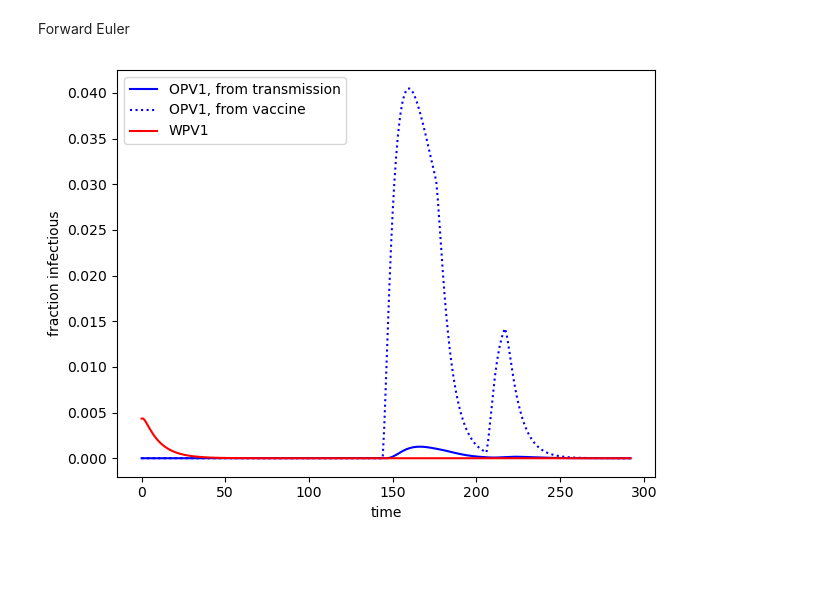
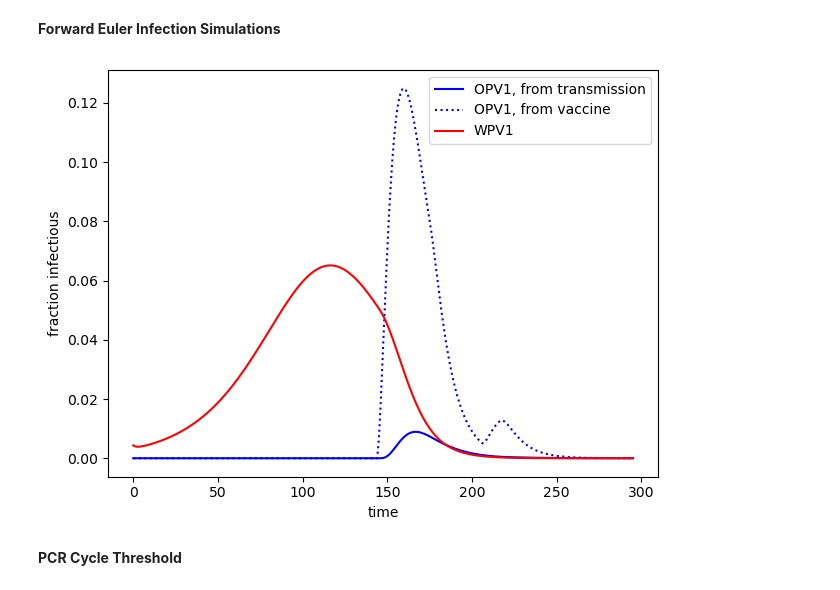
Before and after one commit to tela1231/Infectious-Diseases-Project, a Jupyter notebook: compartmental_simulations.ipynb, the cells around one changed output. Drawn from its saved outputs; the diff is of its cells as text; code cells hidden in the pictures; blank space fills up the shorter version.

Commit message:
fig 3 plots

```diff
--- a/compartmental_simulations.ipynb
+++ b/compartmental_simulations.ipynb
@@ -1,5 +1,5 @@
 # %% [markdown]
-Forward Euler
+**Forward Euler Infection Simulations**
 # %%
 def forward_euler(gamma, beta, delta_t, rho, sigma, time, I_w_0, E_w_0):
     # phi = 0 at time 0 but is a fixed constant at Aug 5 (t = 144) and Oct 7 (t = 206) which lasted 31d and 10d respectively
@@ -82,7 +82,7 @@ def E_w_estimate(gamma, beta, delta_t, rho, sigma, time, phi = 0):
         i_ov_t = I_ov[t-1] + delta_t*(sigma*E_ov[t-1] - gamma*I_ov[t-1])
         I_ov.append(i_ov_t)
 
-        i_ot_t = I_ot[t-1] + delta_t*(sigma*E_ot[t-1] - gamma*(I_ot[t-1] + I_ov[t-1]))
+        i_ot_t = I_ot[t-1] + delta_t*(sigma*E_ot[t-1] - gamma*(I_ot[t-1]))
         I_ot.append(i_ot_t)
 
         i_w_t = I_w[t-1] + delta_t*(sigma*E_w[t-1] - gamma*I_w[t-1])
@@ -97,33 +97,34 @@ def E_w_estimate(gamma, beta, delta_t, rho, sigma, time, phi = 0):
         r_w_t = R_w[t-1] + delta_t*(gamma*I_w[t-1])
         R_w.append(r_w_t)
 
-        if I_w[t] == 0.00434:
+        if (I_w[t] - 0.00434) <= 0.02:
             return E_w[t]
 # %%
 import matplotlib.pyplot as plt
 
 # Parameter sets
 rho = 0.37
 sigma = 0.25
-delta_t = 0.5
-time = 293 # days march 11 to end of december
+delta_t = 1
+time = 296 # days march 11 to end of december
 # estimated parameters
 beta = 0.151
-gamma = 0.93
+gamma = 0.093
 I_w_0 = 0.00434
-E_w_0 = gamma/sigma*I_w_0
-#E_w_0 = E_w_estimate(gamma, beta, delta_t, rho, sigma, time)
+E_w_0 = E_w_estimate(gamma, beta, delta_t, rho, sigma, time)
 
 # Simulate and plot
 S, E_ov, E_ot, E_w, I_ov, I_ot, I_w, R_ov, R_ot, R_w = forward_euler(gamma, beta, delta_t, rho, sigma, time, I_w_0, E_w_0)
 plt.plot(I_ot, label='OPV1, from transmission', color='blue')
 plt.plot(I_ov, label='OPV1, from vaccine', color='blue' , linestyle ='dotted')
 plt.plot(I_w, label='WPV1', color='red')
 plt.xlabel("time")
 plt.ylabel("fraction infectious")
 plt.legend()
 
 plt.tight_layout()
 plt.show()
 # %% [output]
-[figure, old version]
+[figure, new version]
+# %% [markdown]
+**PCR Cycle Threshold**
```
Also changed, not shown: parts of 3 cells of this notebook.
